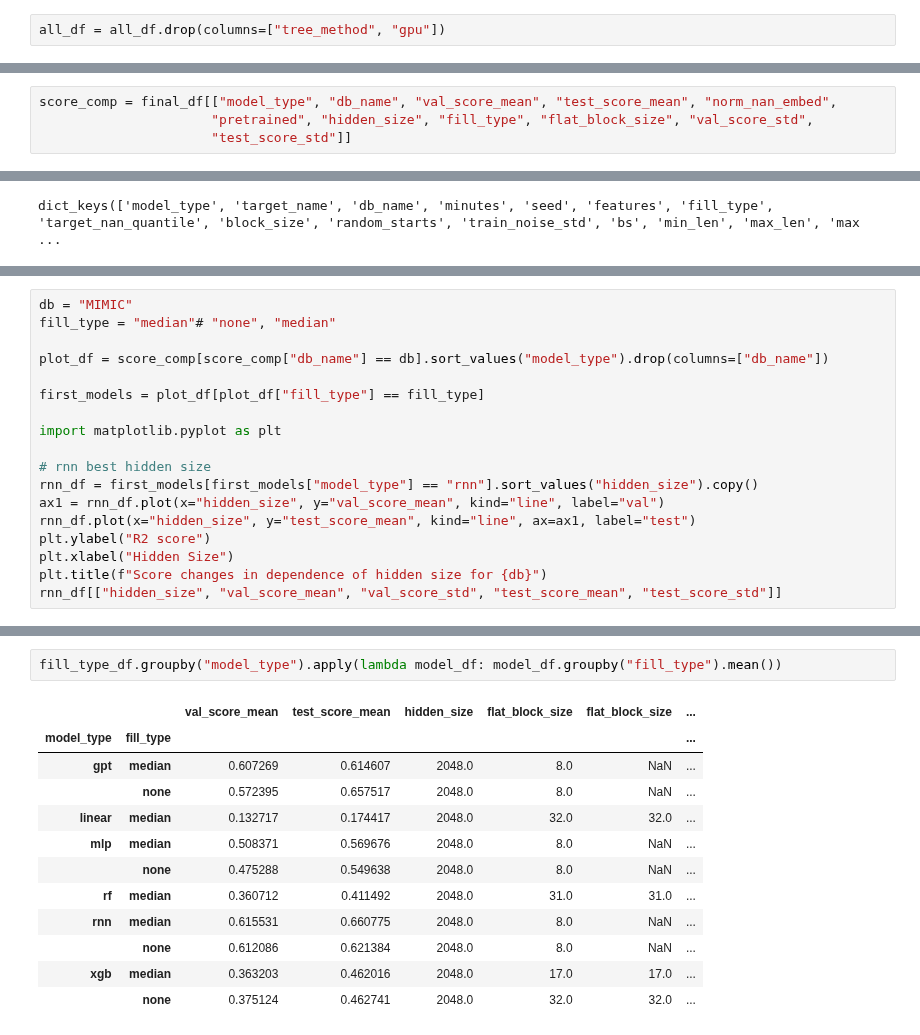
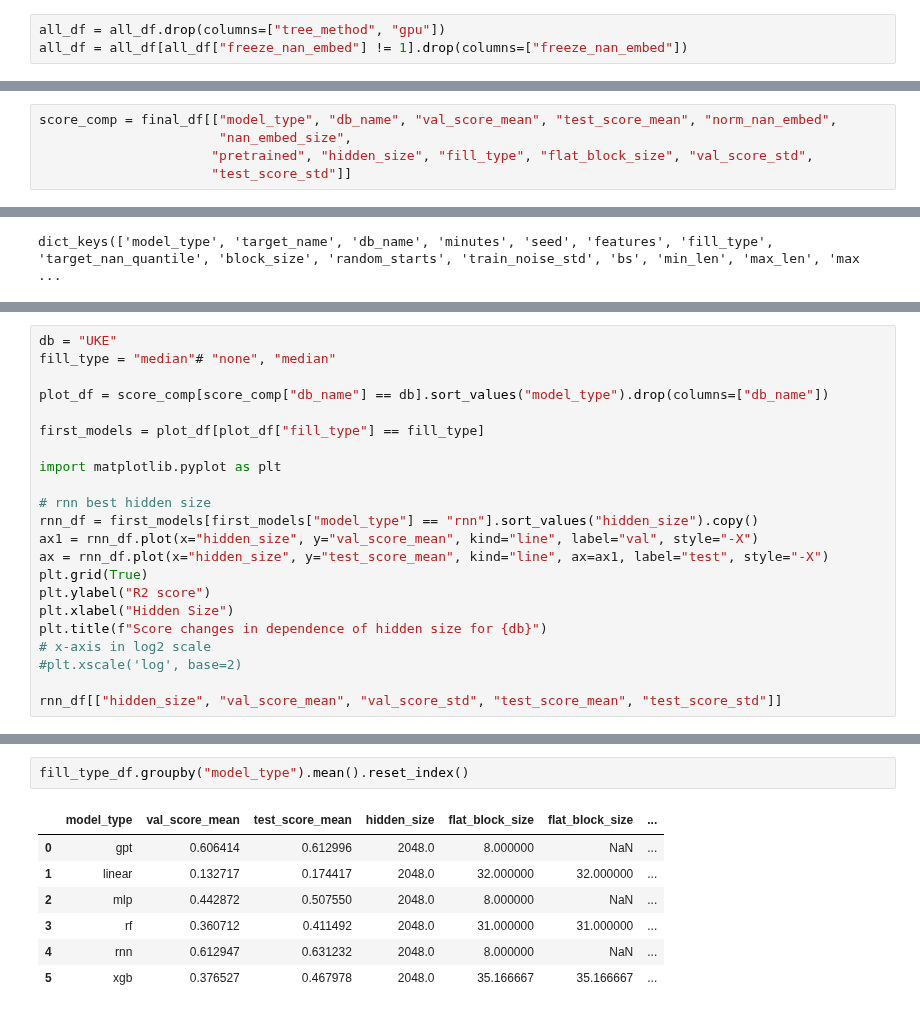
Before and after one commit to NotNANtoN/icp_prediction, a Jupyter notebook: analyze_tunings.ipynb, the cells around one changed output, grey strips where cells are left out. Cells and saved outputs as stored; diff of their text form.

```diff
--- a/analyze_tunings.ipynb
+++ b/analyze_tunings.ipynb
@@ -92,5 +131,6 @@ sns.jointplot(x=x, y=y, data=all_df)
 # %%
 all_df = all_df.drop(columns=["tree_method", "gpu"])
+all_df = all_df[all_df["freeze_nan_embed"] != 1].drop(columns=["freeze_nan_embed"])
 # %%
 final_df = all_df[all_df["max_epochs"] == 30]
 final_df = final_df[final_df["opt_steps"] == 200]
@@ -111,6 +151,7 @@ Index(['model_type', 'db_name', 'fill_type', 'bs', 'max_epochs', 'lr',
       dtype='object')
 # %%
 score_comp = final_df[["model_type", "db_name", "val_score_mean", "test_score_mean", "norm_nan_embed",
+                       "nan_embed_size",
                       "pretrained", "hidden_size", "fill_type", "flat_block_size", "val_score_std",
                       "test_score_std"]]
 # %%
@@ -133,5 +194,5 @@ Index(['model_type', 'db_name', 'fill_type', 'bs', 'max_epochs', 'lr',
 # %%
-db = "MIMIC"
+db = "UKE"
 fill_type = "median"# "none", "median"
 
 plot_df = score_comp[score_comp["db_name"] == db].sort_values("model_type").drop(columns=["db_name"])
@@ -142,11 +203,15 @@ import matplotlib.pyplot as plt
 
 # rnn best hidden size
 rnn_df = first_models[first_models["model_type"] == "rnn"].sort_values("hidden_size").copy()
-ax1 = rnn_df.plot(x="hidden_size", y="val_score_mean", kind="line", label="val")
-rnn_df.plot(x="hidden_size", y="test_score_mean", kind="line", ax=ax1, label="test")
+ax1 = rnn_df.plot(x="hidden_size", y="val_score_mean", kind="line", label="val", style="-X")
+ax = rnn_df.plot(x="hidden_size", y="test_score_mean", kind="line", ax=ax1, label="test", style="-X")
+plt.grid(True)
 plt.ylabel("R2 score")
 plt.xlabel("Hidden Size")
 plt.title(f"Score changes in dependence of hidden size for {db}")
+# x-axis in log2 scale
+#plt.xscale('log', base=2)
+
 rnn_df[["hidden_size", "val_score_mean", "val_score_std", "test_score_mean", "test_score_std"]]
 # %% [output]
 |  | hidden_size | val_score_mean | val_score_std | test_score_mean | test_score_std |
@@ -228,15 +321,10 @@ fill_type_df
 # %%
-fill_type_df.groupby("model_type").apply(lambda model_df: model_df.groupby("fill_type").mean())
+fill_type_df.groupby("model_type").mean().reset_index()
 # %% [output]
-|  |  | val_score_mean | test_score_mean | hidden_size | flat_block_size | flat_block_size | ... |
-| model_type | fill_type |  |  |  |  |  | ... |
-| gpt | median | 0.607269 | 0.614607 | 2048.0 | 8.0 | NaN | ... |
-|  | none | 0.572395 | 0.657517 | 2048.0 | 8.0 | NaN | ... |
-| linear | median | 0.132717 | 0.174417 | 2048.0 | 32.0 | 32.0 | ... |
-| mlp | median | 0.508371 | 0.569676 | 2048.0 | 8.0 | NaN | ... |
-|  | none | 0.475288 | 0.549638 | 2048.0 | 8.0 | NaN | ... |
-| rf | median | 0.360712 | 0.411492 | 2048.0 | 31.0 | 31.0 | ... |
-| rnn | median | 0.615531 | 0.660775 | 2048.0 | 8.0 | NaN | ... |
-|  | none | 0.612086 | 0.621384 | 2048.0 | 8.0 | NaN | ... |
-| xgb | median | 0.363203 | 0.462016 | 2048.0 | 17.0 | 17.0 | ... |
-|  | none | 0.375124 | 0.462741 | 2048.0 | 32.0 | 32.0 | ... |
+|  | model_type | val_score_mean | test_score_mean | hidden_size | flat_block_size | flat_block_size | ... |
+| 0 | gpt | 0.606414 | 0.612996 | 2048.0 | 8.000000 | NaN | ... |
+| 1 | linear | 0.132717 | 0.174417 | 2048.0 | 32.000000 | 32.000000 | ... |
+| 2 | mlp | 0.442872 | 0.507550 | 2048.0 | 8.000000 | NaN | ... |
+| 3 | rf | 0.360712 | 0.411492 | 2048.0 | 31.000000 | 31.000000 | ... |
+| 4 | rnn | 0.612947 | 0.631232 | 2048.0 | 8.000000 | NaN | ... |
+| 5 | xgb | 0.376527 | 0.467978 | 2048.0 | 35.166667 | 35.166667 | ... |
```
Also changed, not shown: parts of 13 cells of this notebook, 5 other files.
